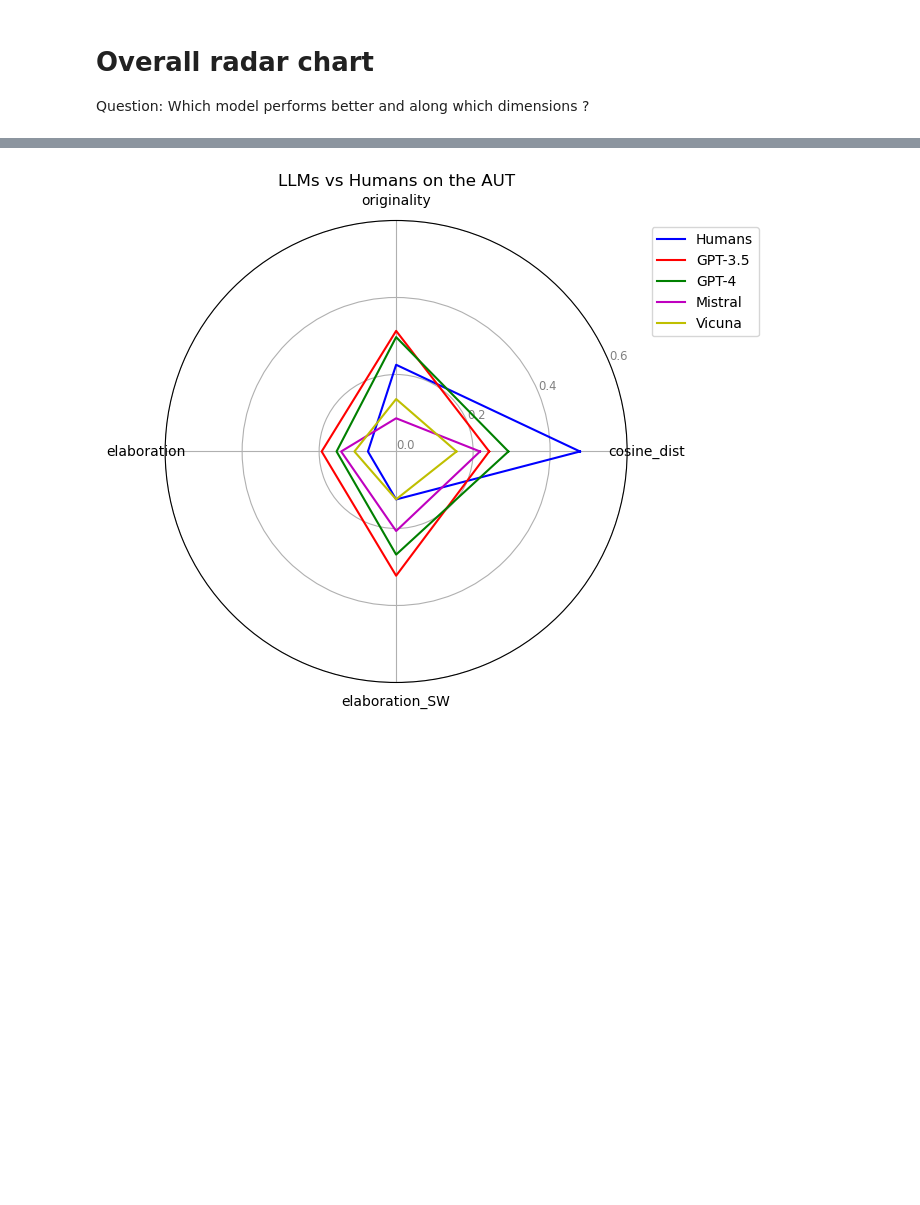
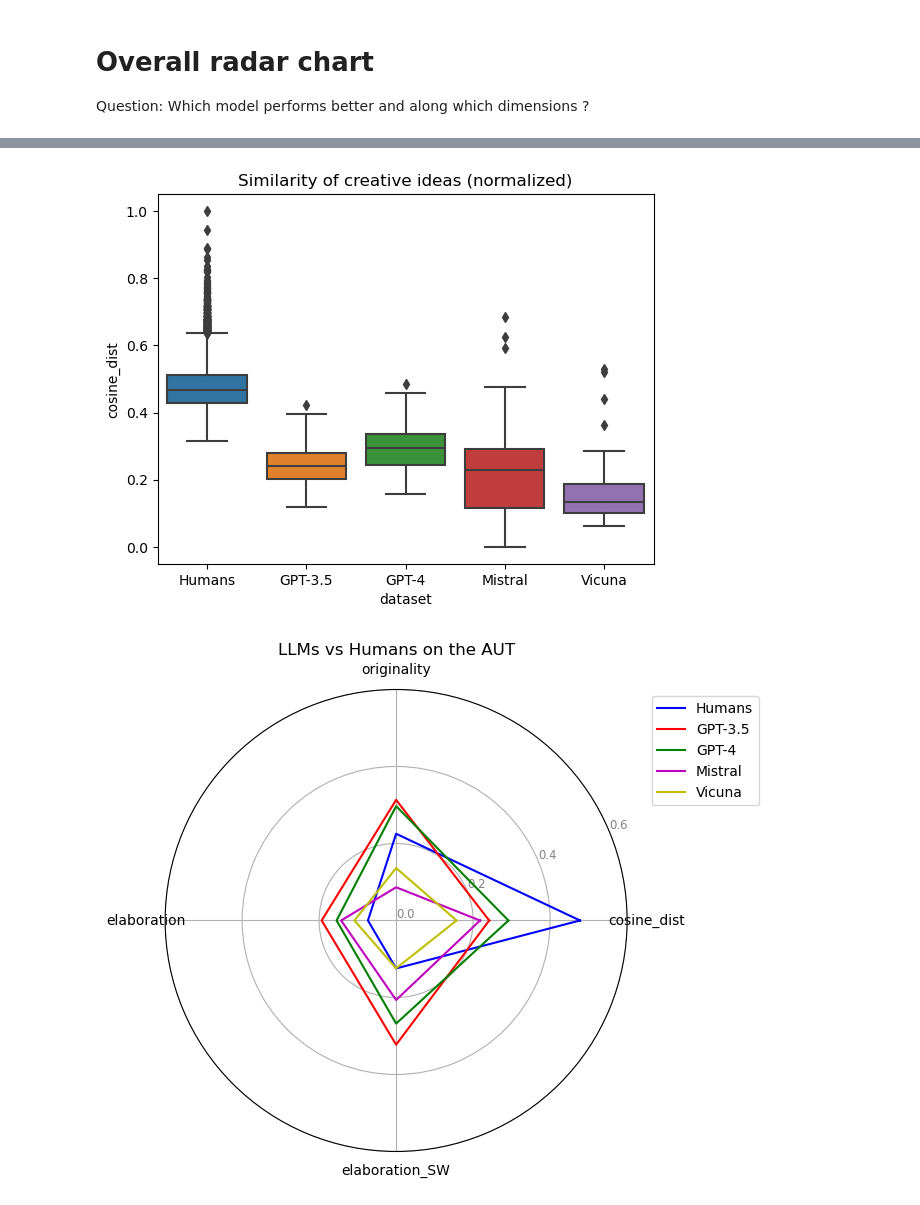
Before and after one commit to Maximelel/LLM_creativity_aut, a Jupyter notebook: benchmark.ipynb, the cells around one changed output, grey strips where cells are left out. Cells and saved outputs as stored; diff of their text form; code cells hidden in the pictures; blank space fills up the shorter version.

```diff
--- a/benchmark.ipynb
+++ b/benchmark.ipynb
@@ -218,3 +235,9 @@ combined_data_norm = normalization_1(combined_data, check_norm = False)
+# %%
+sns.boxplot(data=combined_data_norm, x='dataset', y='cosine_dist')
+plt.title("Similarity of creative ideas (normalized)")
+plt.show()
+# %% [output]
+[figure, added]
 # %%
 #features = ['prompt', 'originality', 'elaboration', 'elaboration_SW', 'cosine_dist']
 features = ['prompt', 'cosine_dist', 'originality', 'elaboration', 'elaboration_SW']
```
Also changed, not shown: parts of 25 cells of this notebook, 1 other file.
